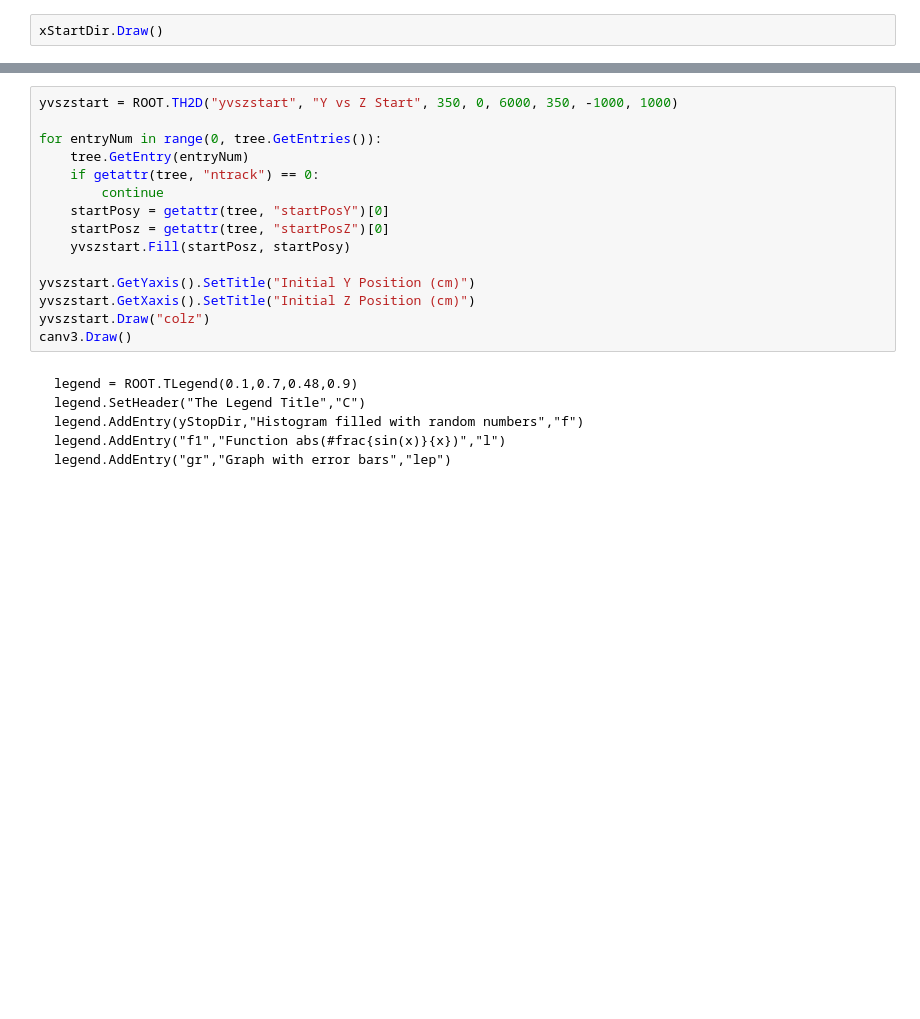
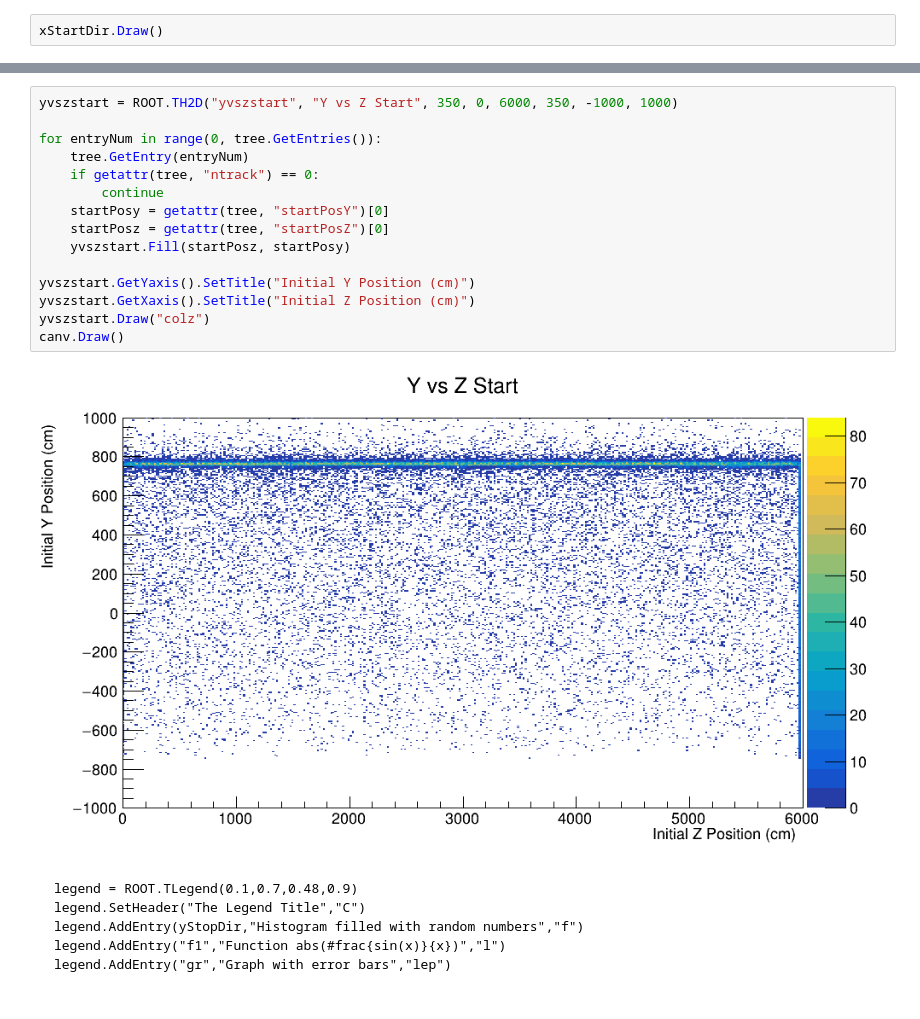
Before and after one commit to navaneethsrinath/RootPractice, a Jupyter notebook: novadatapractice.ipynb, the cells around one changed output, grey strips where cells are left out. Drawn from its saved outputs; the diff is of its cells as text; blank space fills up the shorter version.

Commit message:
Messed with some graphs - fixed now

````diff
--- a/novadatapractice.ipynb
+++ b/novadatapractice.ipynb
@@ -263,18 +304,20 @@ canv.Draw()
 # %%
 yvszstart = ROOT.TH2D("yvszstart", "Y vs Z Start", 350, 0, 6000, 350, -1000, 1000)
 
 for entryNum in range(0, tree.GetEntries()):
     tree.GetEntry(entryNum)
     if getattr(tree, "ntrack") == 0:
         continue
     startPosy = getattr(tree, "startPosY")[0]
     startPosz = getattr(tree, "startPosZ")[0]
     yvszstart.Fill(startPosz, startPosy)
 
 yvszstart.GetYaxis().SetTitle("Initial Y Position (cm)")
 yvszstart.GetXaxis().SetTitle("Initial Z Position (cm)")
 yvszstart.Draw("colz")
-canv3.Draw()
+canv.Draw()
+# %% [output]
+[figure, added]
 # %% [markdown]
 ```
 legend = ROOT.TLegend(0.1,0.7,0.48,0.9)
````
Also changed, not shown: parts of 29 cells of this notebook.
